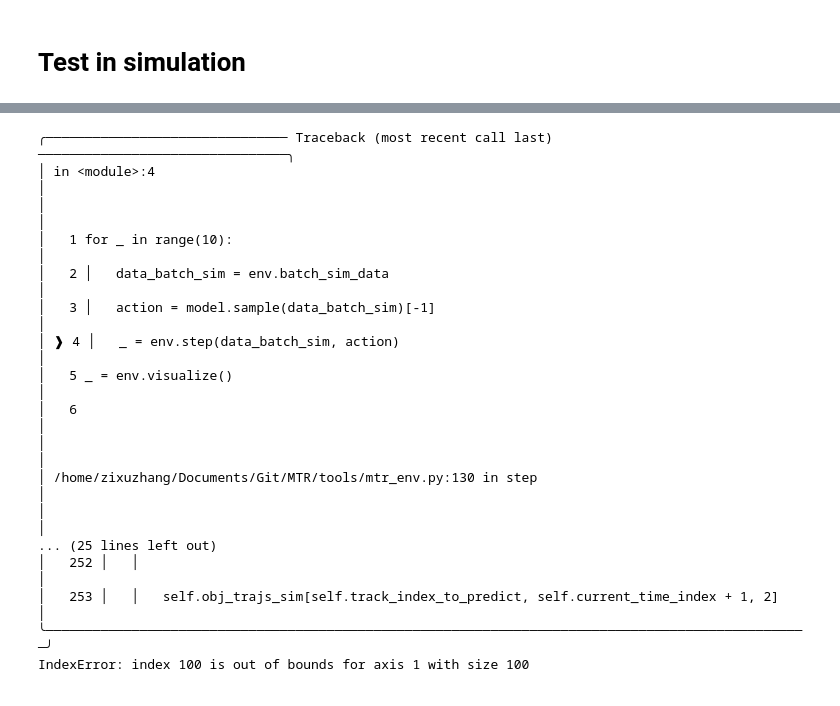
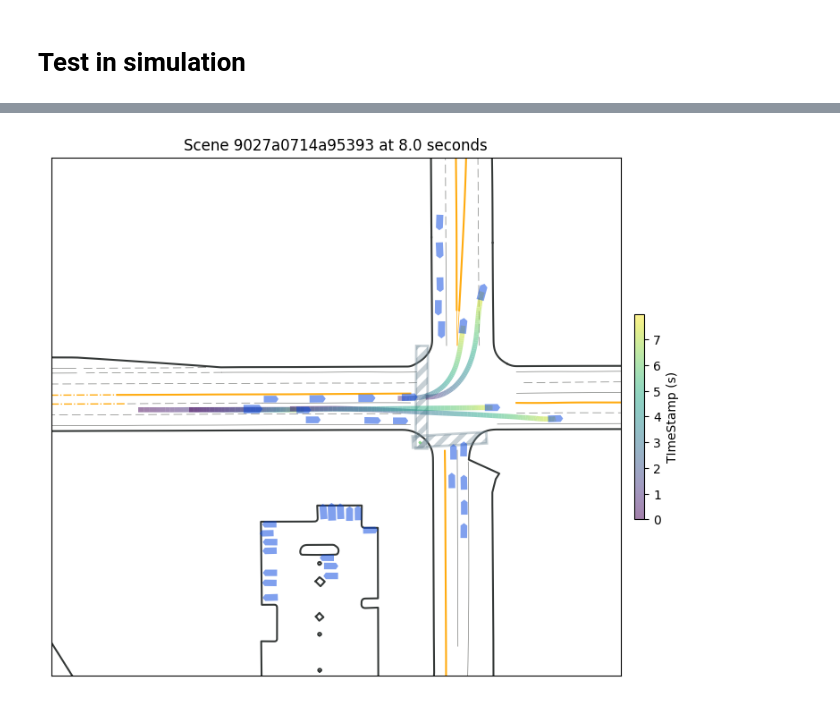
Before and after one commit to zzx9636/MTR, a Jupyter notebook: test_bc.ipynb, the cells around one changed output, grey strips where cells are left out. Drawn from its saved outputs; the diff is of its cells as text; code cells hidden in the pictures.

```diff
--- a/test_bc.ipynb
+++ b/test_bc.ipynb
@@ -82,24 +76,8 @@ current_time_index = env.envs_list[0].current_time_index
 # %%
 for _ in range(10):
     data_batch_sim = env.batch_sim_data
-    action = model.sample(data_batch_sim)[-1]
+    action = model.sample(data_batch_sim, -1)[-1]
     _ = env.step(data_batch_sim, action)
 _ = env.visualize()
 # %% [output]
-╭─────────────────────────────── Traceback (most recent call last) ────────────────────────────────╮
-│ in <module>:4                                                                                    │
-│                                                                                                  │
-│   1 for _ in range(10):                                                                          │
-│   2 │   data_batch_sim = env.batch_sim_data                                                      │
-│   3 │   action = model.sample(data_batch_sim)[-1]                                                │
-│ ❱ 4 │   _ = env.step(data_batch_sim, action)                                                     │
-│   5 _ = env.visualize()                                                                          │
-│   6                                                                                              │
-│                                                                                                  │
-│ /home/zixuzhang/Documents/Git/MTR/tools/mtr_env.py:130 in step                                   │
-│                                                                                                  │
-... (25 lines left out)
-│   252 │   │                                                                                      │
-│   253 │   │   self.obj_trajs_sim[self.track_index_to_predict, self.current_time_index + 1, 2]    │
-╰──────────────────────────────────────────────────────────────────────────────────────────────────╯
-IndexError: index 100 is out of bounds for axis 1 with size 100
+[figure, added]
```
Also changed, not shown: parts of 3 cells of this notebook, 1 other file.
